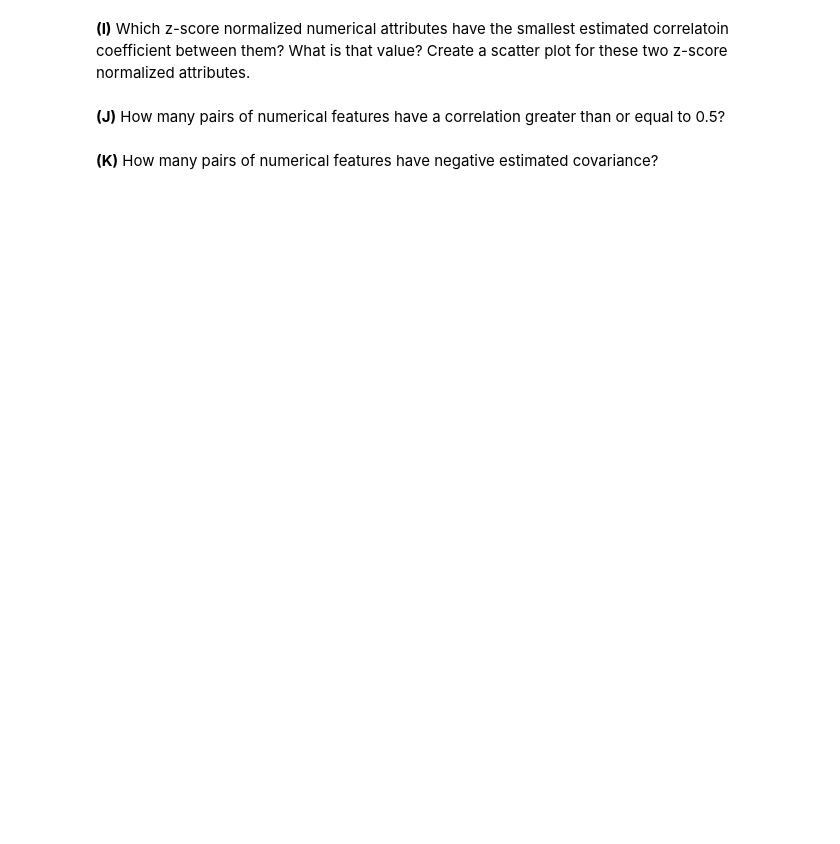
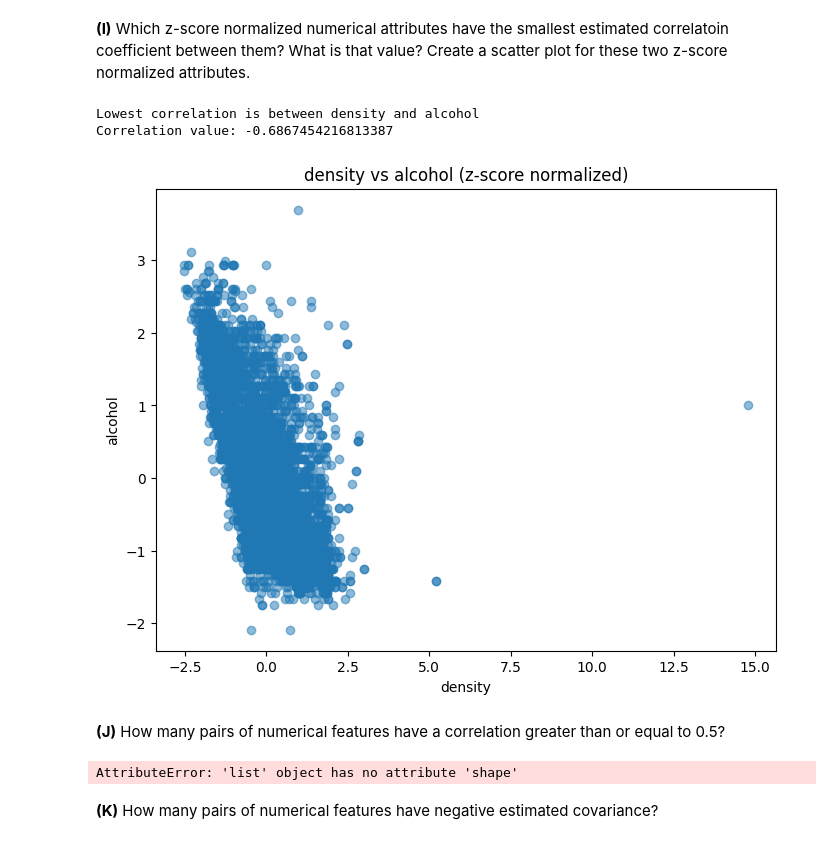
Before and after one commit to ryanadolph7/csci347_data_mining, a Jupyter notebook: CSCI347_Project_1.ipynb, the cells around one changed output. Cells and saved outputs as stored; diff of their text form; code cells hidden in the pictures; blank space fills up the shorter version.

```diff
--- a/CSCI347_Project_1.ipynb
+++ b/CSCI347_Project_1.ipynb
@@ -581,6 +604,49 @@ normalized attributes.
 # %% [markdown]
 **(I)** Which z-score normalized numerical attributes have the smallest estimated correlatoin coefficient between them? What is that value? Create a scatter plot for these two z-score normalized attributes.
+# %%
+smallest = sorted_corr.tail(1)
+attribute1_small, attribute2_small = smallest.index[0]
+print(f"Lowest correlation is between {attribute1_small} and {attribute2_small}")
+smallest_value = sorted_corr.tail(1).values[0]
+print(f"Correlation value: {smallest_value}")
+plt.figure(figsize=(8, 6))
+plt.scatter(z_scored[attribute1_small], z_scored[attribute2_small], alpha=.5)
+plt.title(f"{attribute1_small} vs {attribute2_small} (z-score normalized)")
+plt.xlabel(attribute1_small)
+plt.ylabel(attribute2_small)
+plt.show()
+# %% [output]
+Lowest correlation is between density and alcohol
+Correlation value: -0.6867454216813387
+[figure, added]
 # %% [markdown]
 **(J)** How many pairs of numerical features have a correlation greater than or equal to 0.5?
+# %%
+#VS Code AI helped me with this one ngl
+
+n, d = numeric_data[0].
+num_pairs = 0
+pairs = []
+for i in range(d):
+    col_i = numeric_data.iloc[:, i]
+    for j in range(i + 1, d):
+        col_j = numeric_data.iloc[:, j]
+        corr = correlation_coefficient(col_i, col_j)
+        if corr >= 0.5:
+            num_pairs += 1
+            pairs.append((numeric_data.columns[i], numeric_data.columns[j], corr))
+print(f"Number of attribute pairs with correlation >= 0.5: {num_pairs}")
+
+
+#upper_pairs = correlatoin_matrix.where(np.triu(np.ones(correlatoin_matrix.shape), k=1).astype(bool)).unstack().dropna()
+#print(upper_pairs.sort_values(ascending=False))
+#count = 0
+#for corr in upper_pairs.sort_values(ascending=False):
+    #if corr >= .5:
+        #count += 1
+
+#print(f"Number of attribute pairs with correlation >= 0.5: {count}")
+# %% [output]
+AttributeError: 'list' object has no attribute 'shape'
 # %% [markdown]
 **(K)** How many pairs of numerical features have negative estimated covariance?
```
Also changed, not shown: parts of 6 cells of this notebook.
